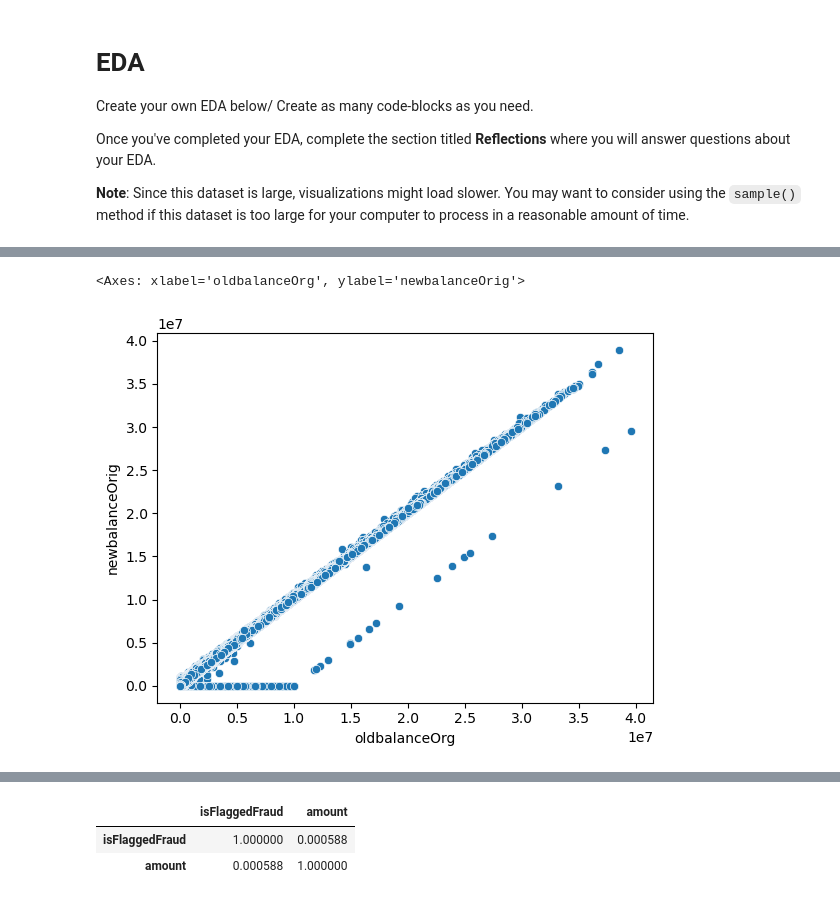
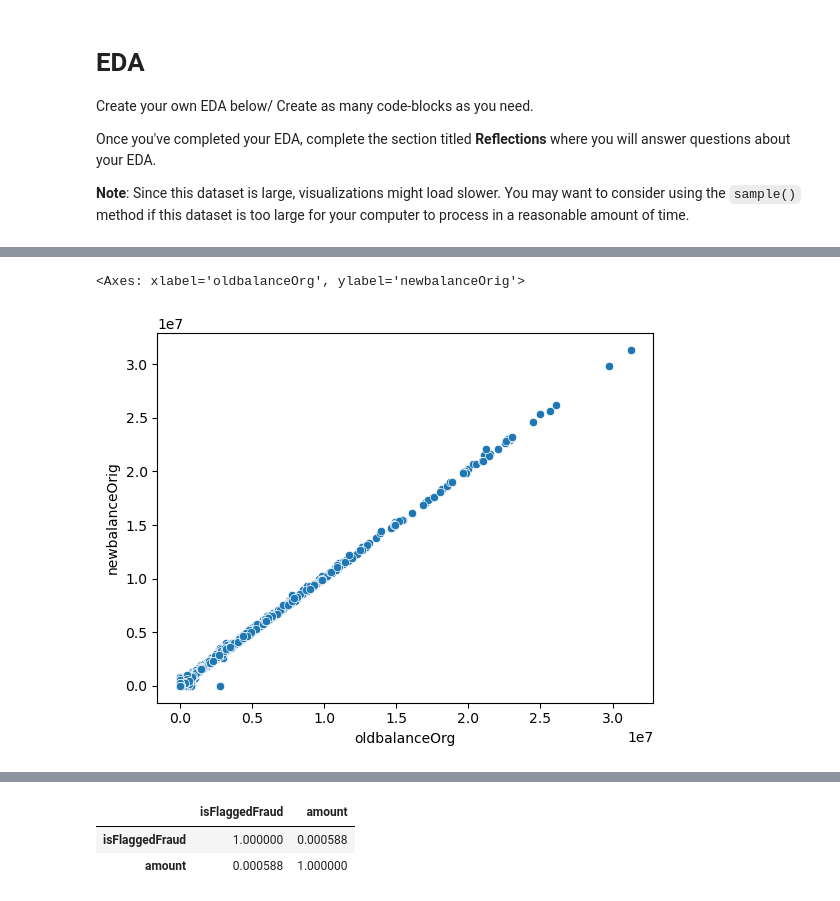
Before and after one commit to Kachi031/Fraud-Detection, a Jupyter notebook: notebooks/eda.ipynb, the cells around one changed output, grey strips where cells are left out. Cells and saved outputs as stored; diff of their text form; code cells hidden in the pictures.

```diff
--- a/notebooks/eda.ipynb
+++ b/notebooks/eda.ipynb
@@ -17,4 +17,7 @@ import matplotlib.pyplot as plt
 transactions = pd.read_csv("../data/bank_transactions.csv")
 
 transactions.head()
+
+sample_df = transactions.sample(n=5000)
+print(sample_df)
 # %% [output]
@@ -80,5 +85,5 @@ sns.barplot(x=transactions["type"], y=transactions["amount"])
 # %%
-sns.scatterplot(x=transactions["oldbalanceOrg"], y=transactions["newbalanceOrig"])
+sns.scatterplot(x=sample_df["oldbalanceOrg"], y=sample_df["newbalanceOrig"])
 # %% [output]
 <Axes: xlabel='oldbalanceOrg', ylabel='newbalanceOrig'>
-[figure, old version]
+[figure, new version]
```
Also changed, not shown: parts of 13 cells of this notebook.
